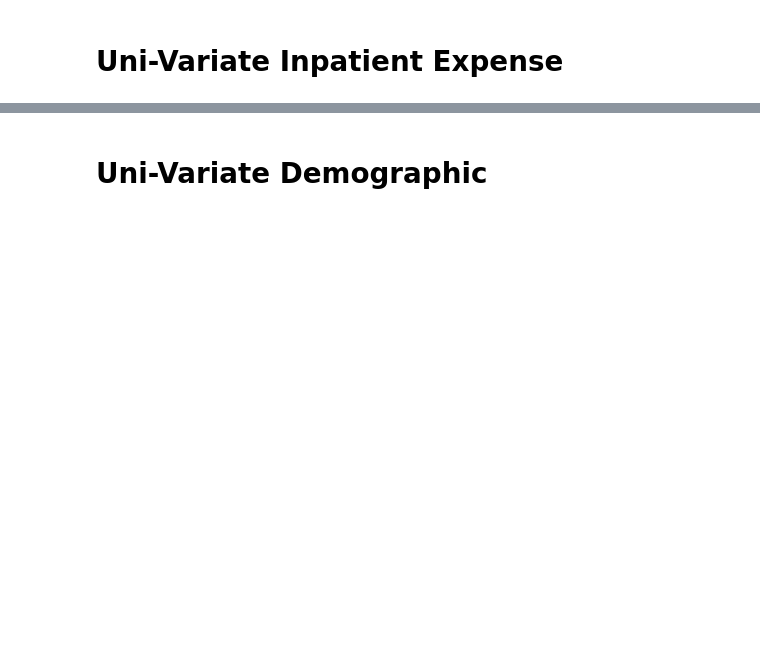
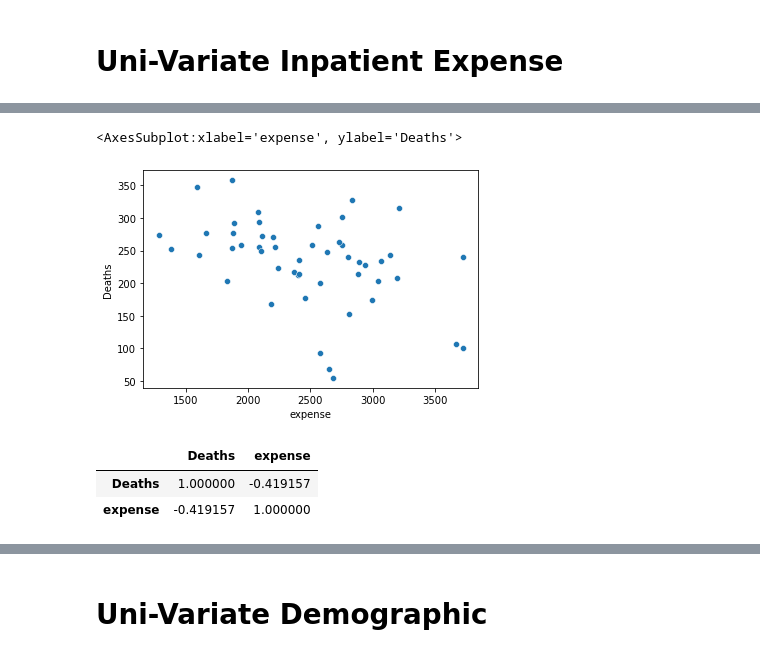
Before and after one commit to odinghosh/CE1115_project, a Jupyter notebook: CE1115_Project_060421_Main.ipynb, the cells around one changed output, grey strips where cells are left out. Saved outputs shown, nothing was run; the diff lists cells and outputs as text; code cells hidden in the pictures; blank space fills up the shorter version.

```diff
--- a/CE1115_Project_060421_Main.ipynb
+++ b/CE1115_Project_060421_Main.ipynb
@@ -568,2 +568,7 @@ plt.show()
 # %% [markdown]
 # Uni-Variate Inpatient Expense
+# %%
+expenses_data = pd.read_csv("expenses_data.csv")
+expenses_data = expenses_data.set_index('Location')
+expenses_data = expenses_data.rename(columns={"Expenses per Inpatient Day":"expense"})
+expenses_data
@@ -569,0 +594,4 @@ plt.show()
+# %%
+combined_data = state_data.merge(expenses_data, left_index = True, right_index = True)
+combined_data = combined_data.rename(columns={0:'Deaths'})
+combined_data
@@ -569,0 +616,11 @@ plt.show()
+# %%
+sb.scatterplot(data=combined_data,x = 'expense' ,y = 'Deaths')
+# %% [output]
+<AxesSubplot:xlabel='expense', ylabel='Deaths'>
+[figure, added]
+# %%
+combined_data.corr()
+# %% [output]
+|  | Deaths | expense |
+| Deaths | 1.000000 | -0.419157 |
+| expense | -0.419157 | 1.000000 |
```
Also changed, not shown: parts of 22 cells of this notebook, 2 other files.
